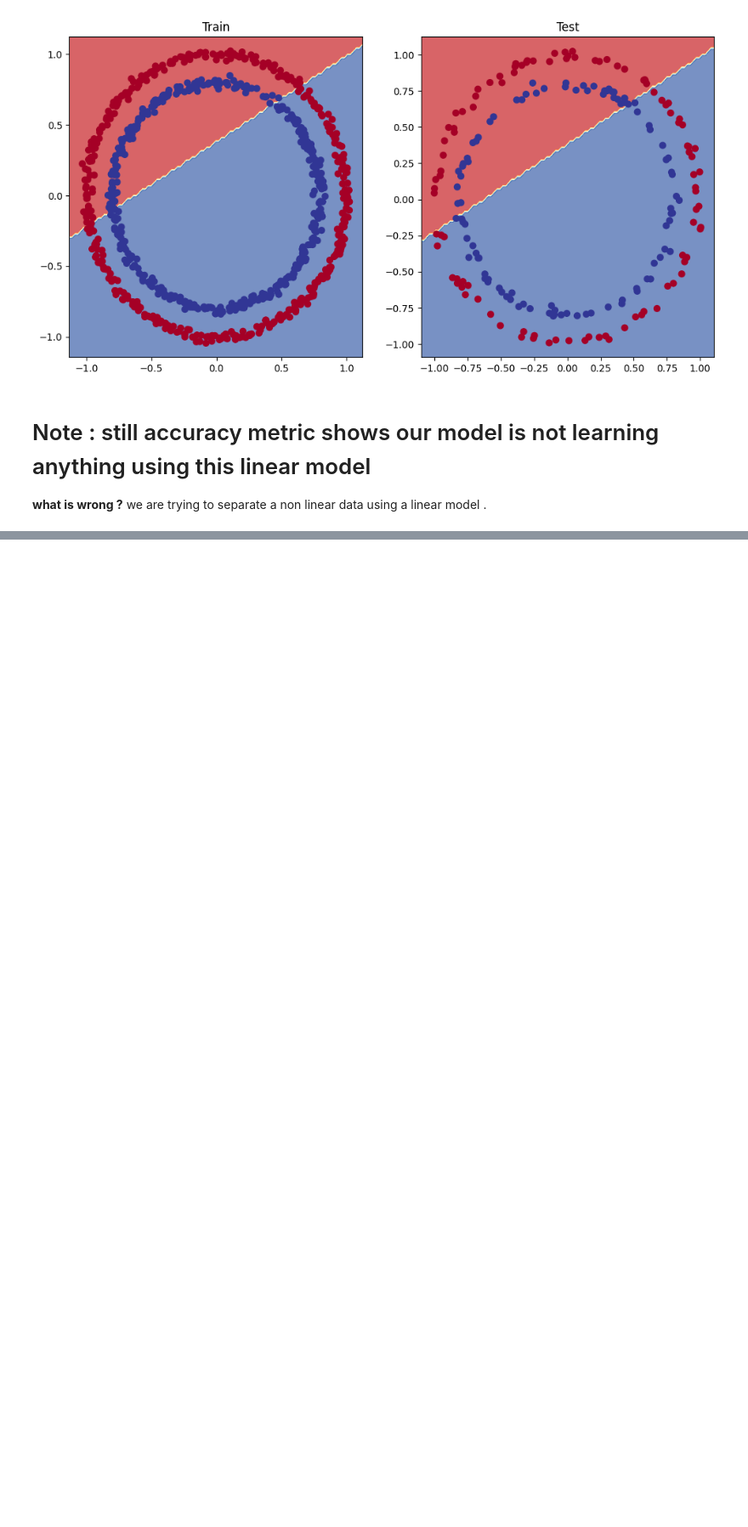
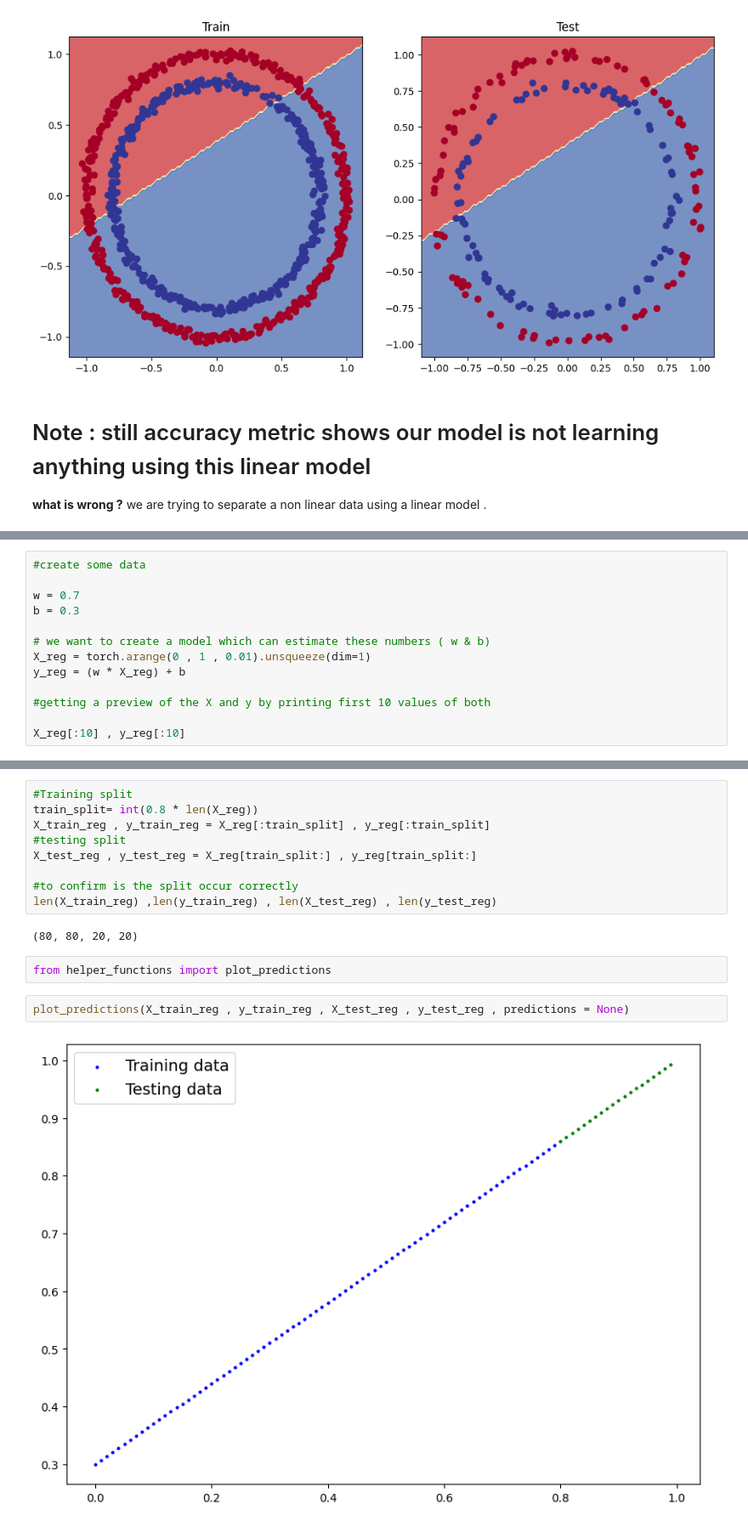
Before and after one commit to arosha27/Week4-LearnPyTorch, a Jupyter notebook: 02_pytorch_classification.ipynb, the cells around one changed output, grey strips where cells are left out. Shown at 85% size. Cells and saved outputs as stored; diff of their text form; blank space fills up the shorter version.

```diff
--- a/02_pytorch_classification.ipynb
+++ b/02_pytorch_classification.ipynb
@@ -511,0 +515,13 @@ plot_decision_boundary(model_1 , x_test , y_test)
+# %%
+#create some data
+
+w = 0.7
+b = 0.3
+
+# we want to create a model which can estimate these numbers ( w & b)
+X_reg = torch.arange(0 , 1 , 0.01).unsqueeze(dim=1)
+y_reg = (w * X_reg) + b
+
+#getting a preview of the X and y by printing first 10 values of both
+
+X_reg[:10] , y_reg[:10]
@@ -511,0 +554,17 @@ plot_decision_boundary(model_1 , x_test , y_test)
+# %%
+#Training split
+train_split= int(0.8 * len(X_reg))
+X_train_reg , y_train_reg = X_reg[:train_split] , y_reg[:train_split]
+#testing split
+X_test_reg , y_test_reg = X_reg[train_split:] , y_reg[train_split:]
+
+#to confirm is the split occur correctly
+len(X_train_reg) ,len(y_train_reg) , len(X_test_reg) , len(y_test_reg)
+# %% [output]
+(80, 80, 20, 20)
+# %%
+from helper_functions import plot_predictions
+# %%
+plot_predictions(X_train_reg , y_train_reg , X_test_reg , y_test_reg , predictions = None)
+# %% [output]
+[figure, added]
```
Also changed, not shown: parts of 21 cells of this notebook.
